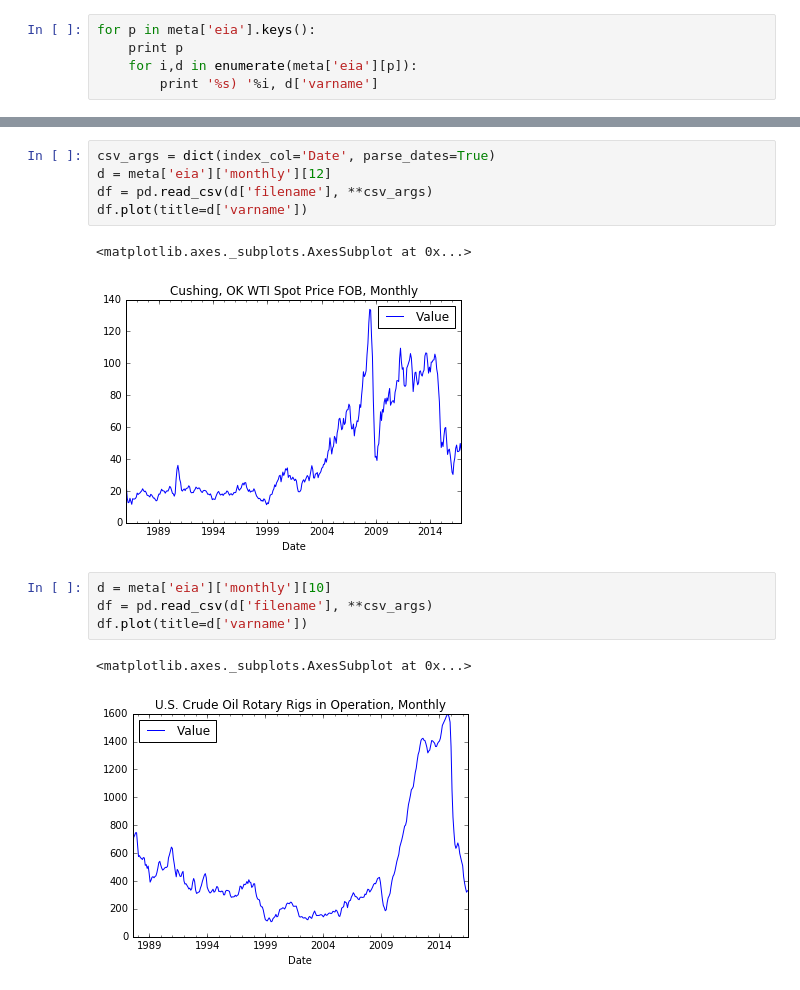
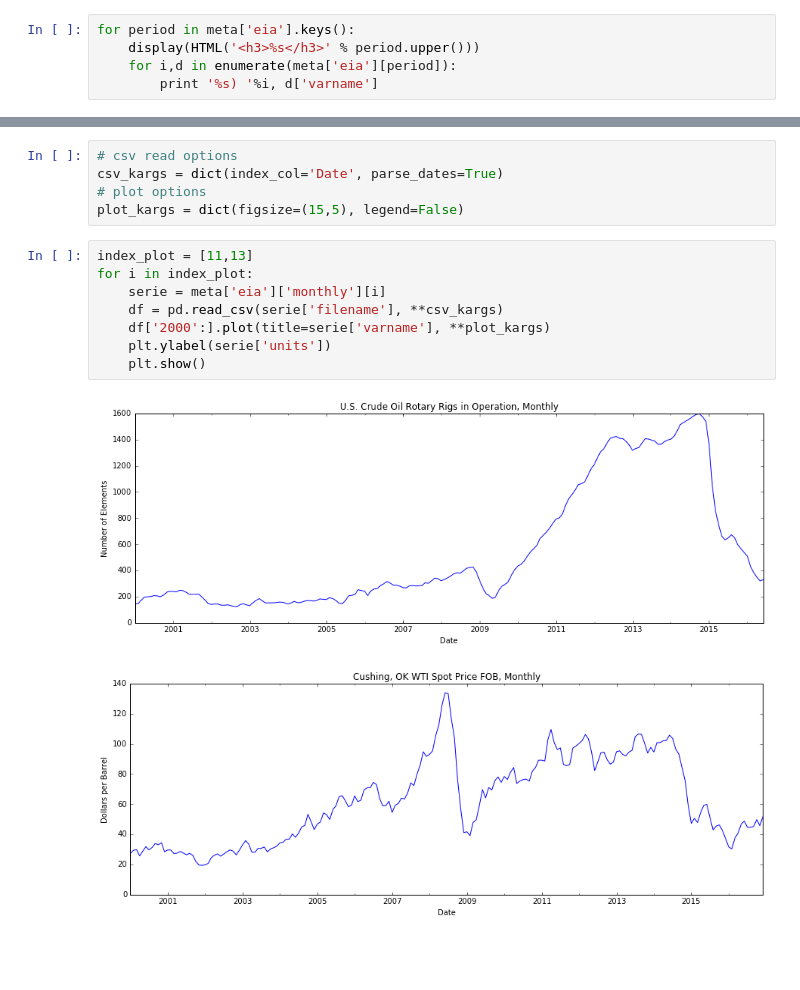
Before and after one commit to collabmarket/data_oil, a Jupyter notebook: index.ipynb, the cells around one changed output, grey strips where cells are left out. Drawn from its saved outputs; the diff is of its cells as text; blank space fills up the shorter version.

```diff
--- a/index.ipynb
+++ b/index.ipynb
@@ -20,6 +19,6 @@ U.S. Ending Stocks of Crude Oil in SPR, Weekly (Updated)
 # %%
-for p in meta['eia'].keys():
-    print p
-    for i,d in enumerate(meta['eia'][p]):
+for period in meta['eia'].keys():
+    display(HTML('<h3>%s</h3>' % period.upper()))
+    for i,d in enumerate(meta['eia'][period]):
         print '%s) '%i, d['varname']
 # %% [output]
@@ -43,16 +51,17 @@ monthly
-# %%
-csv_args = dict(index_col='Date', parse_dates=True)
-d = meta['eia']['monthly'][12]
-df = pd.read_csv(d['filename'], **csv_args)
-df.plot(title=d['varname'])
-# %% [output]
-<matplotlib.axes._subplots.AxesSubplot at 0x...>
-[figure, removed]
+# %%
+# csv read options
+csv_kargs = dict(index_col='Date', parse_dates=True)
+# plot options
+plot_kargs = dict(figsize=(15,5), legend=False)
 # %%
-d = meta['eia']['monthly'][10]
-df = pd.read_csv(d['filename'], **csv_args)
-df.plot(title=d['varname'])
+index_plot = [11,13]
+for i in index_plot:
+    serie = meta['eia']['monthly'][i]
+    df = pd.read_csv(serie['filename'], **csv_kargs)
+    df['2000':].plot(title=serie['varname'], **plot_kargs)
+    plt.ylabel(serie['units'])
+    plt.show()
 # %% [output]
-<matplotlib.axes._subplots.AxesSubplot at 0x...>
-[figure, old version]
+[figure, new version]
+[figure, added]
 # %%
```
Also changed, not shown: parts of 5 cells of this notebook, 18 other files.
